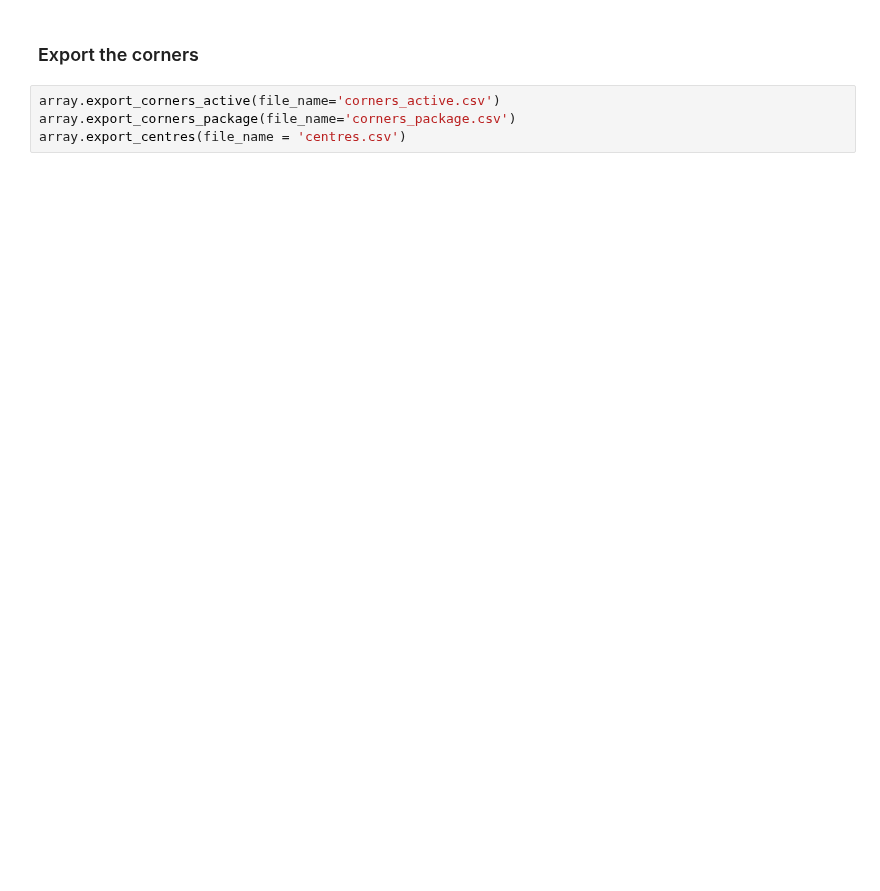
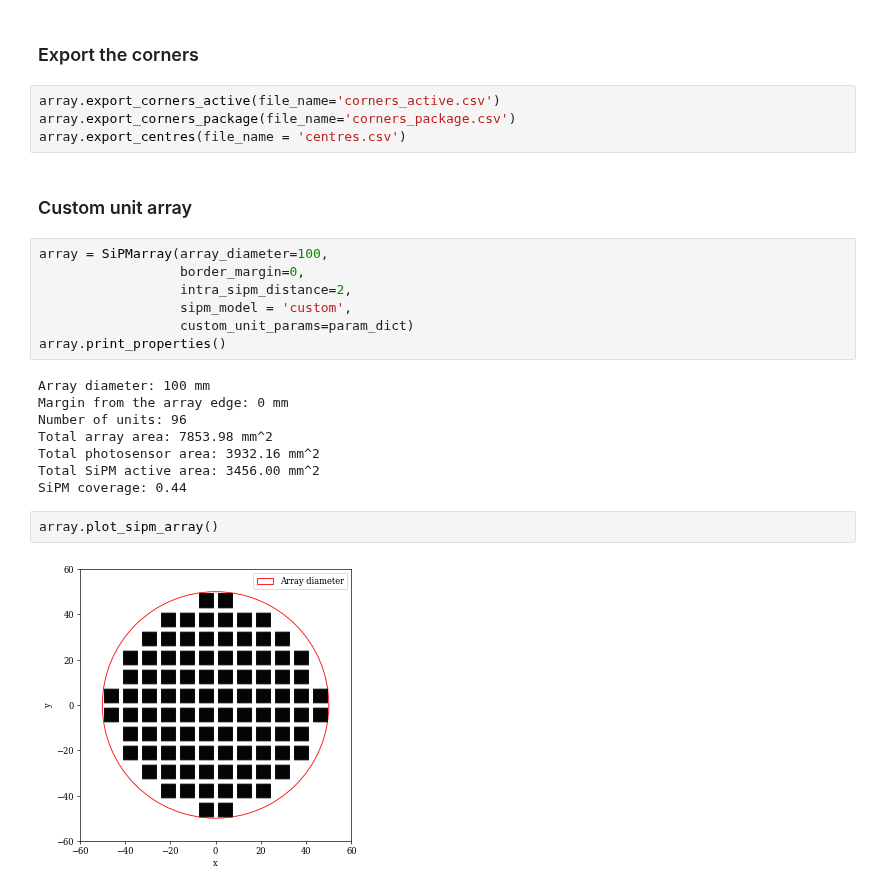
Before and after one commit to ricmperes/sipmarray, a Jupyter notebook: notebooks/make_array_geometry.ipynb, the cells around one changed output. Saved outputs shown, nothing was run; the diff lists cells and outputs as text; blank space fills up the shorter version.

```diff
--- a/notebooks/make_array_geometry.ipynb
+++ b/notebooks/make_array_geometry.ipynb
@@ -138,3 +176,24 @@ plt.show()
 array.export_corners_active(file_name='corners_active.csv')
 array.export_corners_package(file_name='corners_package.csv')
 array.export_centres(file_name = 'centres.csv')
+# %% [markdown]
+### Custom unit array
+# %%
+array = SiPMarray(array_diameter=100,
+                  border_margin=0,
+                  intra_sipm_distance=2,
+                  sipm_model = 'custom',
+                  custom_unit_params=param_dict)
+array.print_properties()
+# %% [output]
+Array diameter: 100 mm
+Margin from the array edge: 0 mm
+Number of units: 96
+Total array area: 7853.98 mm^2
+Total photosensor area: 3932.16 mm^2
+Total SiPM active area: 3456.00 mm^2
+SiPM coverage: 0.44
+# %%
+array.plot_sipm_array()
+# %% [output]
+[figure, added]
```
Also changed, not shown: parts of 7 cells of this notebook, 2 other files.
